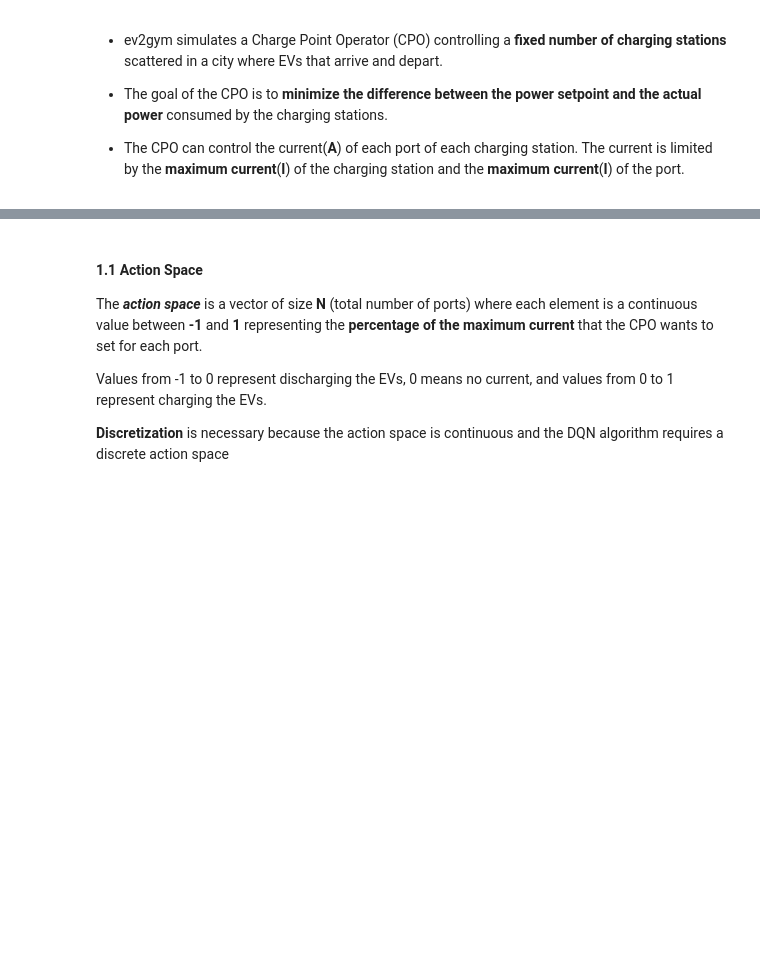
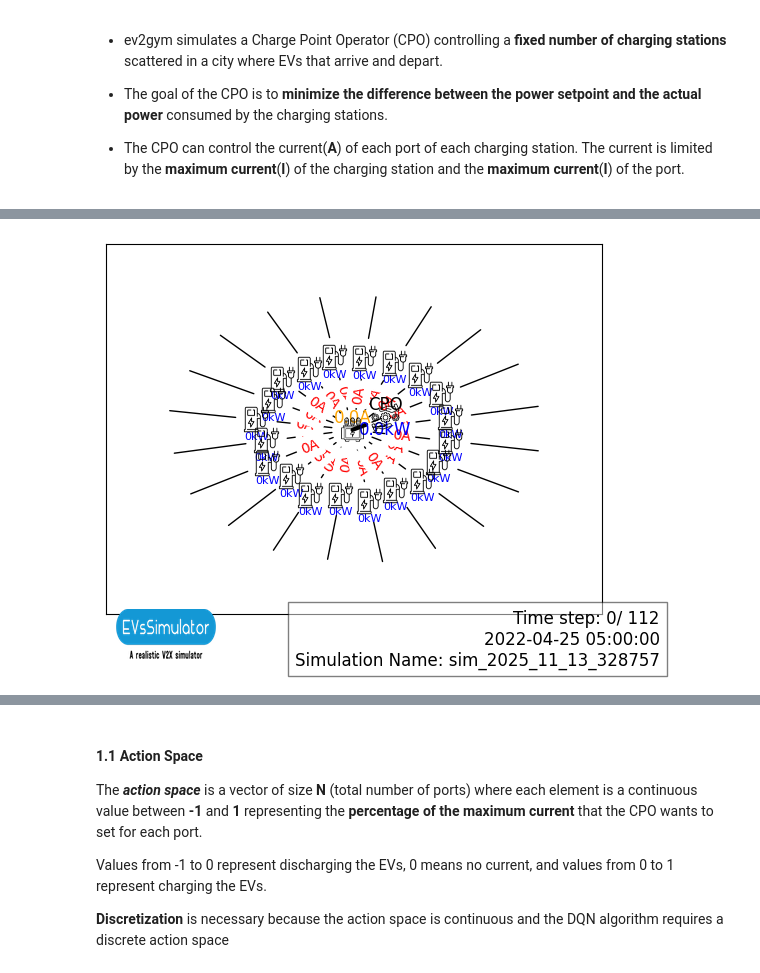
Before and after one commit to StavrosOrf/EV2Gym, a Jupyter notebook: tutorials/CreateYourCustomRLAlgorithm.ipynb, the cells around one changed output, grey strips where cells are left out. Drawn from its saved outputs; the diff is of its cells as text; code cells hidden in the pictures; blank space fills up the shorter version.

Commit message:
upload my notebooks

```diff
--- a/tutorials/CreateYourCustomRLAlgorithm.ipynb
+++ b/tutorials/CreateYourCustomRLAlgorithm.ipynb
@@ -22,16 +43,20 @@ This Notebook provides a simple example of how to develop your own custom RL env
 # %%
 import numpy as np
 import pkg_resources
+import os
 
 from ev2gym.models.ev2gym_env import EV2Gym
 
 # we will use an example configuration file
-config_file = "/example_config_files/simplePST.yaml"
-config_file = pkg_resources.resource_filename('ev2gym', config_file)
+notebook_dir = os.path.dirname(os.path.abspath("/home/helen/EV2Gym/tutorials/CreateYourCustomRLAlgorithm.ipynb"))
+config_file = os.path.abspath(os.path.join(notebook_dir, "..", "ev2gym", "example_config_files", "PublicPST.yaml"))
+ev_specs_file = os.path.abspath(os.path.join(notebook_dir, "..", "ev2gym", "data", "ev_specs_ev_plus_phev.json"))
 
 # Creating the environment
 env = EV2Gym(config_file,
              render_mode=True,
              seed=42,
              save_plots=False,
              save_replay=False,)
+# %% [output]
+[figure, added]
```
Also changed, not shown: parts of 19 cells of this notebook, 1 other file.
